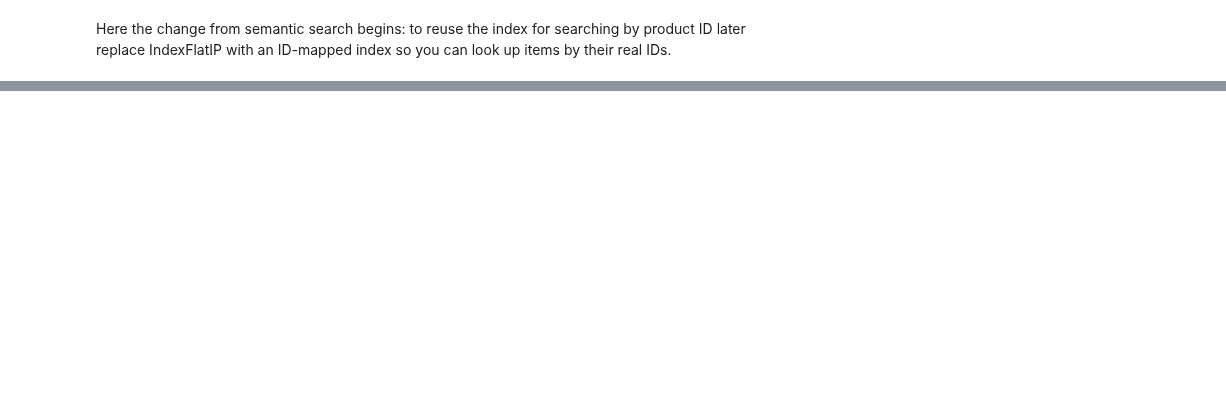
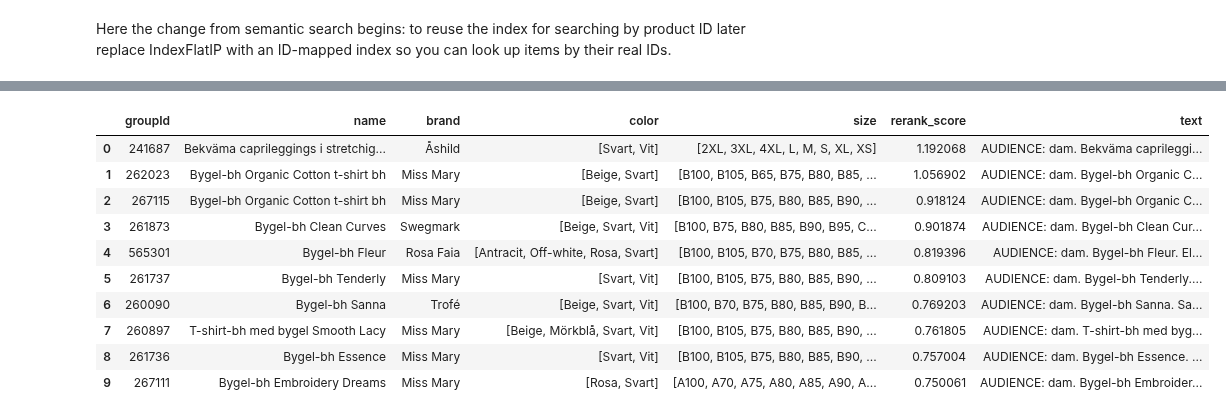
Before and after one commit to maria-lagerholm/itcm_recommendation_engine, a Jupyter notebook: notebooks/search_engine/search.ipynb, the cells around one changed output, grey strips where cells are left out. Saved outputs shown, nothing was run; the diff lists cells and outputs as text; code cells hidden in the pictures; blank space fills up the shorter version.

```diff
--- a/notebooks/search_engine/search.ipynb
+++ b/notebooks/search_engine/search.ipynb
@@ -271,0 +452,40 @@ print(final.head(10))
+# %%
+# 2) Retrieve with FAISS
+K = 100
+scores, ids = index.search(qv, K)
+cand_ids = ids[0].astype(np.int64)
+cand_ids = cand_ids[cand_ids != -1]
+
+# 3) Prepare texts for reranking
+meta = pd.read_parquet("product_meta.parquet").copy()
+meta["groupId"] = meta["groupId"].astype(np.int64)
+
+
+cands = (pd.DataFrame({"groupId": cand_ids})
+         .merge(meta[["groupId","name","brand","color","size","text"]], on="groupId", how="left")
+         .dropna(subset=["text"]))
+
+# 4) Cross-encode (query, doc) pairs and rerank
+pairs = [(query, t) for t in cands["text"].tolist()]
+with torch.no_grad():
+    batch = tok(pairs, padding=True, truncation=True, max_length=256, return_tensors="pt")
+    ce = rerank(**batch).logits.view(-1).numpy()
+
+cands["rerank_score"] = ce
+final = (cands.sort_values("rerank_score", ascending=False)
+         .loc[:, ["groupId","name","brand","color","size","rerank_score", "text"]]
+         .reset_index(drop=True))
+# %%
+final.head(10)
+# %% [output]
+|  | groupId | name | brand | color | size | rerank_score | text |
+| 0 | 241687 | Bekväma caprileggings i stretchig... | Åshild | [Svart, Vit] | [2XL, 3XL, 4XL, L, M, S, XL, XS] | 1.192068 | AUDIENCE: dam. Bekväma caprileggi... |
+| 1 | 262023 | Bygel-bh Organic Cotton t-shirt bh | Miss Mary | [Beige, Svart] | [B100, B105, B65, B75, B80, B85, ... | 1.056902 | AUDIENCE: dam. Bygel-bh Organic C... |
+| 2 | 267115 | Bygel-bh Organic Cotton t-shirt bh | Miss Mary | [Beige, Svart] | [B100, B105, B75, B80, B85, B90, ... | 0.918124 | AUDIENCE: dam. Bygel-bh Organic C... |
+| 3 | 261873 | Bygel-bh Clean Curves | Swegmark | [Beige, Svart, Vit] | [B100, B75, B80, B85, B90, B95, C... | 0.901874 | AUDIENCE: dam. Bygel-bh Clean Cur... |
+| 4 | 565301 | Bygel-bh Fleur | Rosa Faia | [Antracit, Off-white, Rosa, Svart] | [B100, B105, B70, B75, B80, B85, ... | 0.819396 | AUDIENCE: dam. Bygel-bh Fleur. El... |
+| 5 | 261737 | Bygel-bh Tenderly | Miss Mary | [Svart, Vit] | [B100, B105, B75, B80, B85, B90, ... | 0.809103 | AUDIENCE: dam. Bygel-bh Tenderly.... |
+| 6 | 260090 | Bygel-bh Sanna | Trofé | [Beige, Svart, Vit] | [B100, B70, B75, B80, B85, B90, B... | 0.769203 | AUDIENCE: dam. Bygel-bh Sanna. Sa... |
+| 7 | 260897 | T-shirt-bh med bygel Smooth Lacy | Miss Mary | [Beige, Mörkblå, Svart, Vit] | [B100, B105, B75, B80, B85, B90, ... | 0.761805 | AUDIENCE: dam. T-shirt-bh med byg... |
+| 8 | 261736 | Bygel-bh Essence | Miss Mary | [Svart, Vit] | [B100, B105, B75, B80, B85, B90, ... | 0.757004 | AUDIENCE: dam. Bygel-bh Essence. ... |
+| 9 | 267111 | Bygel-bh Embroidery Dreams | Miss Mary | [Rosa, Svart] | [A100, A70, A75, A80, A85, A90, A... | 0.750061 | AUDIENCE: dam. Bygel-bh Embroider... |
```
Also changed, not shown: parts of 11 cells of this notebook, 4 other files.
